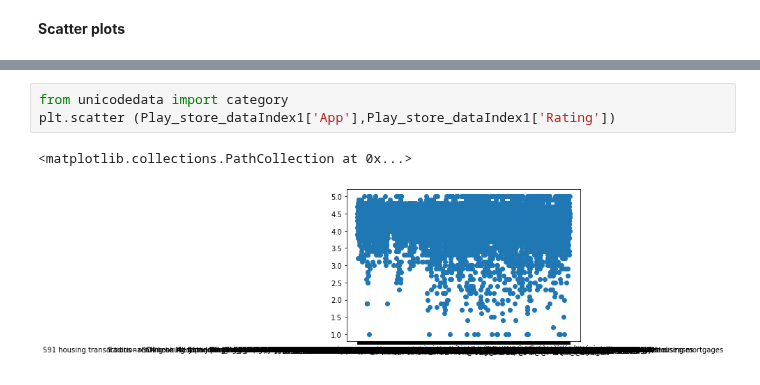
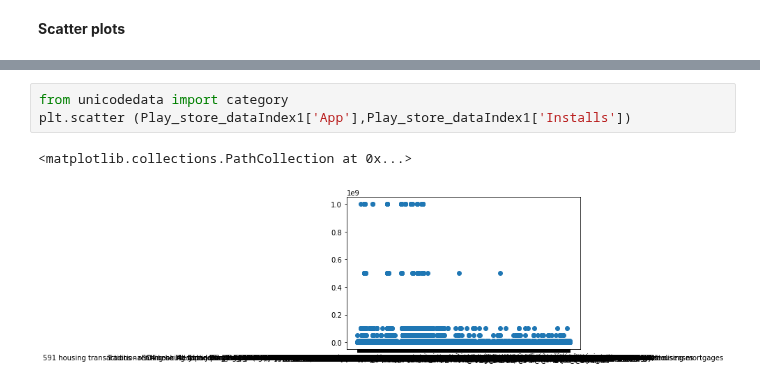
Before and after one commit to amolsapkal16/EDA_Play-store-analysis, a Jupyter notebook: Play_Store_App_Review_Analysis_Amol_Sapkal_Capstone_Project.ipynb, the cells around one changed output, grey strips where cells are left out. Drawn from its saved outputs; the diff is of its cells as text.

```diff
--- a/Play_Store_App_Review_Analysis_Amol_Sapkal_Capstone_Project.ipynb
+++ b/Play_Store_App_Review_Analysis_Amol_Sapkal_Capstone_Project.ipynb
@@ -756,6 +762,6 @@ plt.scatter (Play_store_dataIndex1['Category'],Play_store_dataIndex1['Rating'])
 # %%
 from unicodedata import category
-plt.scatter (Play_store_dataIndex1['App'],Play_store_dataIndex1['Rating'])
+plt.scatter (Play_store_dataIndex1['App'],Play_store_dataIndex1['Installs'])
 # %% [output]
 <matplotlib.collections.PathCollection at 0x...>
-[figure, old version]
+[figure, new version]
```
Also changed, not shown: parts of 6 cells of this notebook.
